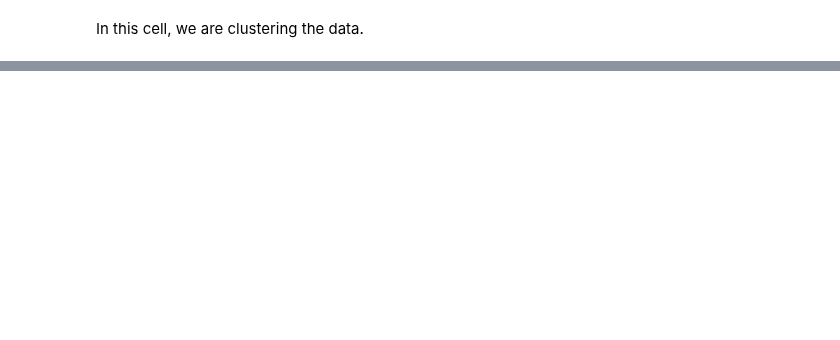
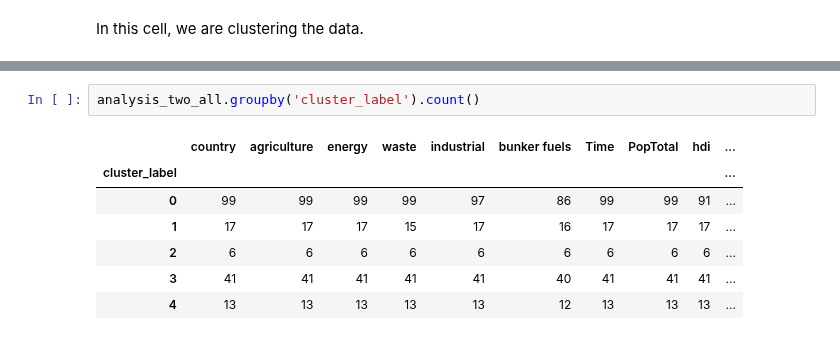
Before and after one commit to jon-pun/fa2021info2950-project, a Jupyter notebook: Phase_IV.ipynb, the cells around one changed output, grey strips where cells are left out. Saved outputs shown, nothing was run; the diff lists cells and outputs as text; blank space fills up the shorter version.

```diff
--- a/Phase_IV.ipynb
+++ b/Phase_IV.ipynb
@@ -405,0 +552,10 @@ sns.relplot(x="bill_length_mm", y = "flipper_length_mm", style = "cluster_label"
+# %%
+analysis_two_all.groupby('cluster_label').count()
+# %% [output]
+|  | country | agriculture | energy | waste | industrial | bunker fuels | Time | PopTotal | hdi | ... |
+| cluster_label |  |  |  |  |  |  |  |  |  | ... |
+| 0 | 99 | 99 | 99 | 99 | 97 | 86 | 99 | 99 | 91 | ... |
+| 1 | 17 | 17 | 17 | 15 | 17 | 16 | 17 | 17 | 17 | ... |
+| 2 | 6 | 6 | 6 | 6 | 6 | 6 | 6 | 6 | 6 | ... |
+| 3 | 41 | 41 | 41 | 41 | 41 | 40 | 41 | 41 | 41 | ... |
+| 4 | 13 | 13 | 13 | 13 | 13 | 12 | 13 | 13 | 13 | ... |
```
Also changed, not shown: parts of 37 cells of this notebook.
